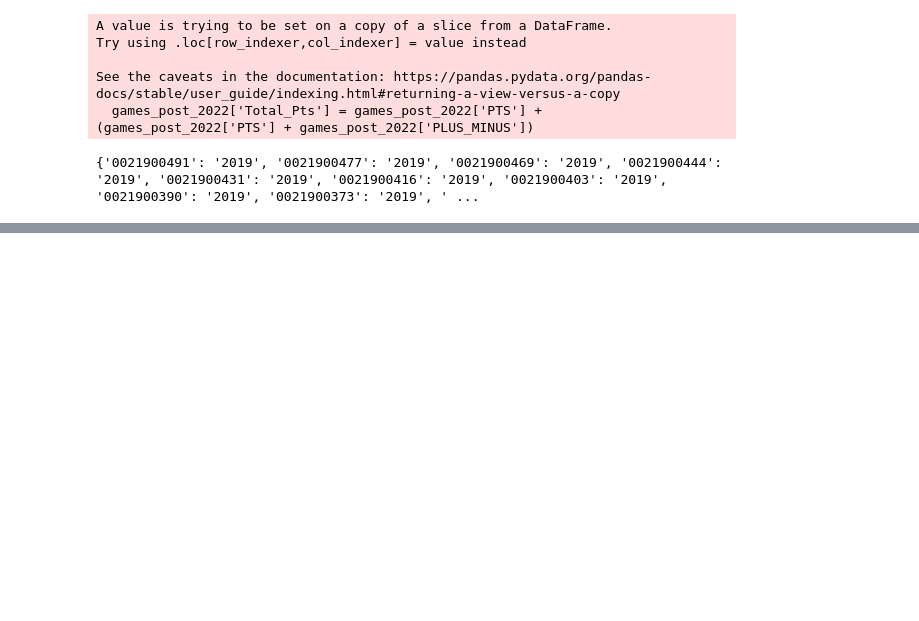
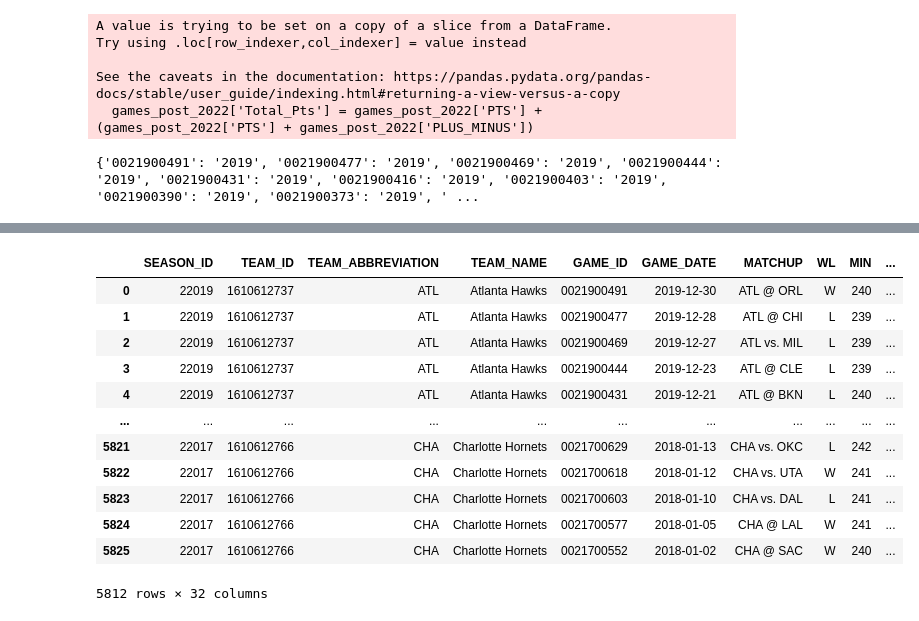
Before and after one commit to drypuddle1220/Sports_Betting_Analytics, a Jupyter notebook: NBA_Predictions(Approach_2,_DataClean_v2).ipynb, the cells around one changed output, grey strips where cells are left out. Saved outputs shown, nothing was run; the diff lists cells and outputs as text; code cells hidden in the pictures; blank space fills up the shorter version.

```diff
--- a/NBA_Predictions(Approach_2,_DataClean_v2).ipynb
+++ b/NBA_Predictions(Approach_2,_DataClean_v2).ipynb
@@ -72,0 +113,8 @@ See the caveats in the documentation: https://pandas.pydata.org/pandas-docs/stab
+# %%
+final_clean['GAME_ID'] = final_clean['GAME_ID'].astype(str)
+# Ensure GAME_ID has leading zeros
+final_clean['GAME_ID'] = final_clean['GAME_ID'].str.zfill(10)
+
+print(final_clean['GAME_ID'][0])
+
+print(games_bucket[0])
@@ -81,42 +132,39 @@ def process_game(game, games_bucket, year):
         arena = boxscoreadvancedv2.BoxScoreAdvancedV2(game_id=game)
         arena = arena.get_data_frames()[0]
 
-
-        arena['OFF_AGR'] = arena['E_OFF_RATING'] * (arena['MIN']/48)
+        arena['cleaned_minutes'] = arena['MIN'].apply(clean_minutes)
+        arena['OFF_AGR'] = arena['E_OFF_RATING'] * (arena['cleaned_minutes']/48)
         offensive = arena['OFF_AGR'].sum()
 
-        arena['PACE_AGR'] = arena['E_PACE'] * (arena['MIN']/48)
+        arena['PACE_AGR'] = arena['E_PACE'] * (arena['cleaned_minutes']/48)
         pace = arena['PACE_AGR'].mean()
-
 
         #plz change return variable later
         return (offensive, pace)
-
     except Exception as e:
         print(f"Error processing game {game}: {e}")
         return None
 
-
 # Create a list to store results
 results = []
-
 for i, game in enumerate(games_bucket):
     try:
         # Validate game_id (optional, depending on your specific requirements)
-        offensive, pace = process_game(game, games_bucket, year)
+        result = process_game(game, games_bucket, year)
 
-        if offensive is not None:
-            # Store or update results
-            final_clean.loc[games_post_2022['GAME_ID'] == game, 'agr_off'] = offensive
+        if result is not None:
+            offensive, pace = result
 
-        if pace is not None:
-            # Store or update results
-            final_clean.loc[games_post_2022['GAME_ID'] == game, 'avg_pace'] = pace
+
+            #THE PROBLEM IS THAT THEY ARE DIFFERENT TYPES OF STRINGS. MATCH THE TYPE, GET THE ANSWER
+
+            final_clean.loc[final_clean['GAME_ID'] == game, 'agr_off'] = offensive
+            final_clean.loc[final_clean['GAME_ID'] == game, 'avg_pace'] = pace
 
     except Exception as e:
         print(f"Unexpected error for game {game}: {e}")
 
     # Progress tracking
     if i % 10 == 0:
-        print(f"Iteration {i+1}/{len(game_id)}")
+        print(f"Iteration {i+1}/{len(games_bucket)}")
 # %% [output]
@@ -140,0 +188,17 @@ KeyboardInterrupt:
+# %%
+check_df = final_clean[final_clean['avg_pace'] != -1]
+check_df
+# %% [output]
+|  | SEASON_ID | TEAM_ID | TEAM_ABBREVIATION | TEAM_NAME | GAME_ID | GAME_DATE | MATCHUP | WL | MIN | ... |
+| 0 | 22019 | 1610612737 | ATL | Atlanta Hawks | 0021900491 | 2019-12-30 | ATL @ ORL | W | 240 | ... |
+| 1 | 22019 | 1610612737 | ATL | Atlanta Hawks | 0021900477 | 2019-12-28 | ATL @ CHI | L | 239 | ... |
+| 2 | 22019 | 1610612737 | ATL | Atlanta Hawks | 0021900469 | 2019-12-27 | ATL vs. MIL | L | 239 | ... |
+| 3 | 22019 | 1610612737 | ATL | Atlanta Hawks | 0021900444 | 2019-12-23 | ATL @ CLE | L | 239 | ... |
+| 4 | 22019 | 1610612737 | ATL | Atlanta Hawks | 0021900431 | 2019-12-21 | ATL @ BKN | L | 240 | ... |
+| ... | ... | ... | ... | ... | ... | ... | ... | ... | ... | ... |
+| 5821 | 22017 | 1610612766 | CHA | Charlotte Hornets | 0021700629 | 2018-01-13 | CHA vs. OKC | L | 242 | ... |
+| 5822 | 22017 | 1610612766 | CHA | Charlotte Hornets | 0021700618 | 2018-01-12 | CHA vs. UTA | W | 241 | ... |
+| 5823 | 22017 | 1610612766 | CHA | Charlotte Hornets | 0021700603 | 2018-01-10 | CHA vs. DAL | L | 241 | ... |
+| 5824 | 22017 | 1610612766 | CHA | Charlotte Hornets | 0021700577 | 2018-01-05 | CHA @ LAL | W | 241 | ... |
+| 5825 | 22017 | 1610612766 | CHA | Charlotte Hornets | 0021700552 | 2018-01-02 | CHA @ SAC | W | 240 | ... |
+5812 rows × 32 columns
```
Also changed, not shown: parts of 5 cells of this notebook.
